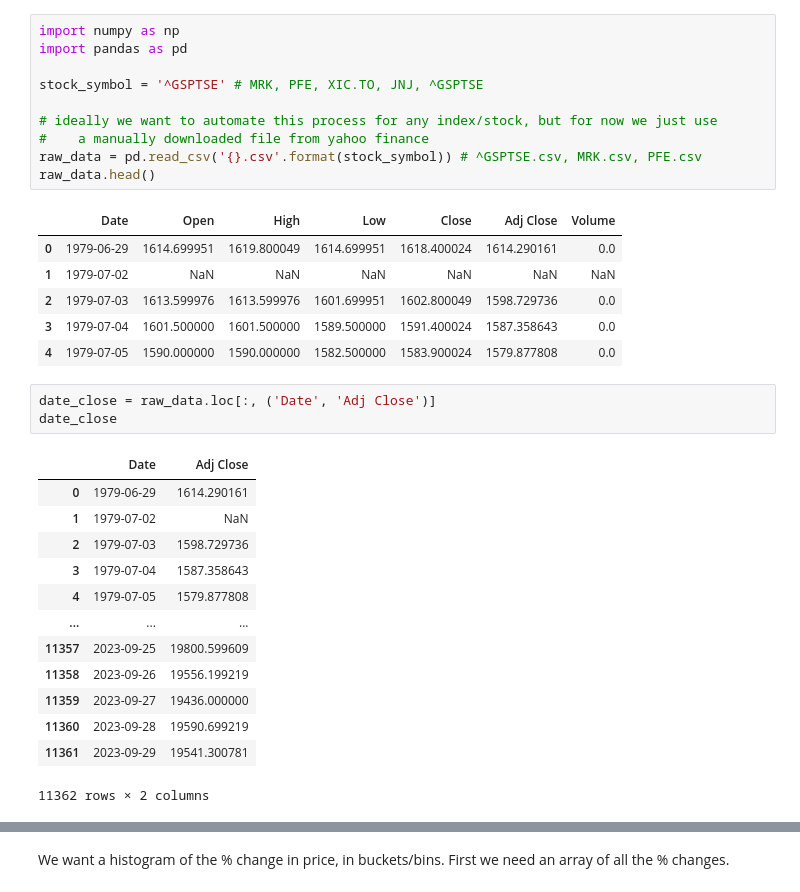
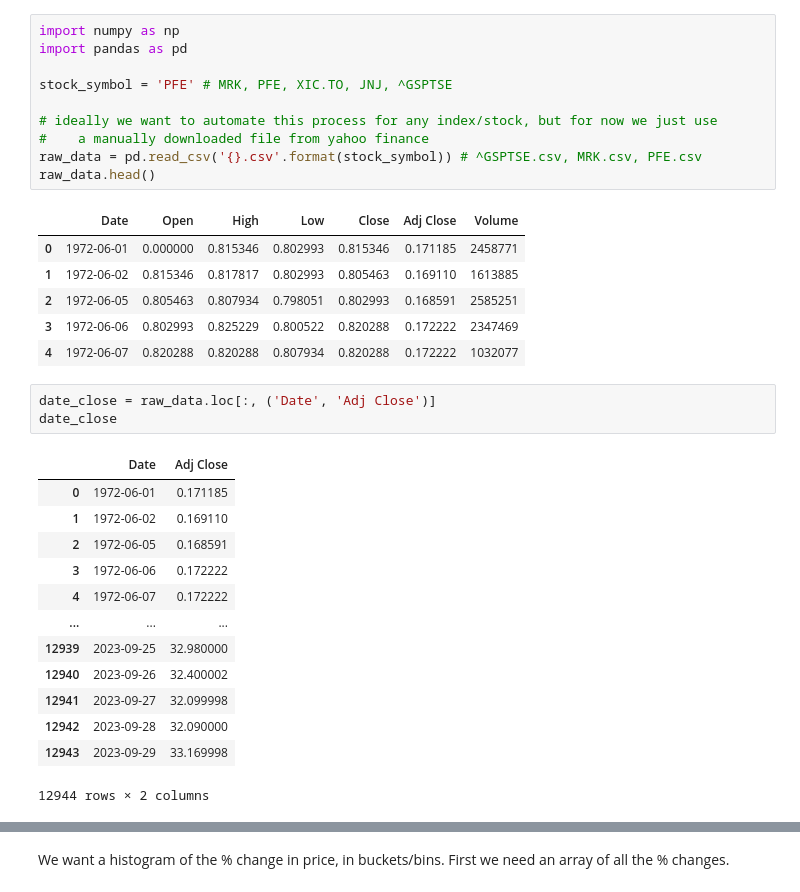
Before and after one commit to gabe-fabia/financial-analysis, a Jupyter notebook: tsx-analysis.ipynb, the cells around one changed output, grey strips where cells are left out. Drawn from its saved outputs; the diff is of its cells as text.

```diff
--- a/tsx-analysis.ipynb
+++ b/tsx-analysis.ipynb
@@ -1,37 +1,37 @@
 # %%
 import numpy as np
 import pandas as pd
 
-stock_symbol = '^GSPTSE' # MRK, PFE, XIC.TO, JNJ, ^GSPTSE
+stock_symbol = 'PFE' # MRK, PFE, XIC.TO, JNJ, ^GSPTSE
 
 # ideally we want to automate this process for any index/stock, but for now we just use
 #    a manually downloaded file from yahoo finance
 raw_data = pd.read_csv('{}.csv'.format(stock_symbol)) # ^GSPTSE.csv, MRK.csv, PFE.csv
 raw_data.head()
 # %% [output]
 |  | Date | Open | High | Low | Close | Adj Close | Volume |
-| 0 | 1979-06-29 | 1614.699951 | 1619.800049 | 1614.699951 | 1618.400024 | 1614.290161 | 0.0 |
-| 1 | 1979-07-02 | NaN | NaN | NaN | NaN | NaN | NaN |
-| 2 | 1979-07-03 | 1613.599976 | 1613.599976 | 1601.699951 | 1602.800049 | 1598.729736 | 0.0 |
-| 3 | 1979-07-04 | 1601.500000 | 1601.500000 | 1589.500000 | 1591.400024 | 1587.358643 | 0.0 |
-| 4 | 1979-07-05 | 1590.000000 | 1590.000000 | 1582.500000 | 1583.900024 | 1579.877808 | 0.0 |
+| 0 | 1972-06-01 | 0.000000 | 0.815346 | 0.802993 | 0.815346 | 0.171185 | 2458771 |
+| 1 | 1972-06-02 | 0.815346 | 0.817817 | 0.802993 | 0.805463 | 0.169110 | 1613885 |
+| 2 | 1972-06-05 | 0.805463 | 0.807934 | 0.798051 | 0.802993 | 0.168591 | 2585251 |
+| 3 | 1972-06-06 | 0.802993 | 0.825229 | 0.800522 | 0.820288 | 0.172222 | 2347469 |
+| 4 | 1972-06-07 | 0.820288 | 0.820288 | 0.807934 | 0.820288 | 0.172222 | 1032077 |
 # %%
 date_close = raw_data.loc[:, ('Date', 'Adj Close')]
 date_close
 # %% [output]
 |  | Date | Adj Close |
-| 0 | 1979-06-29 | 1614.290161 |
-| 1 | 1979-07-02 | NaN |
-| 2 | 1979-07-03 | 1598.729736 |
-| 3 | 1979-07-04 | 1587.358643 |
-| 4 | 1979-07-05 | 1579.877808 |
+| 0 | 1972-06-01 | 0.171185 |
+| 1 | 1972-06-02 | 0.169110 |
+| 2 | 1972-06-05 | 0.168591 |
+| 3 | 1972-06-06 | 0.172222 |
+| 4 | 1972-06-07 | 0.172222 |
 | ... | ... | ... |
-| 11357 | 2023-09-25 | 19800.599609 |
-| 11358 | 2023-09-26 | 19556.199219 |
-| 11359 | 2023-09-27 | 19436.000000 |
-| 11360 | 2023-09-28 | 19590.699219 |
-| 11361 | 2023-09-29 | 19541.300781 |
+| 12939 | 2023-09-25 | 32.980000 |
+| 12940 | 2023-09-26 | 32.400002 |
+| 12941 | 2023-09-27 | 32.099998 |
+| 12942 | 2023-09-28 | 32.090000 |
+| 12943 | 2023-09-29 | 33.169998 |
-11362 rows × 2 columns
+12944 rows × 2 columns
 # %%
 cleaned = date_close.dropna() # removes any existing null values
 cleaned
```
Also changed, not shown: parts of 15 cells of this notebook.
